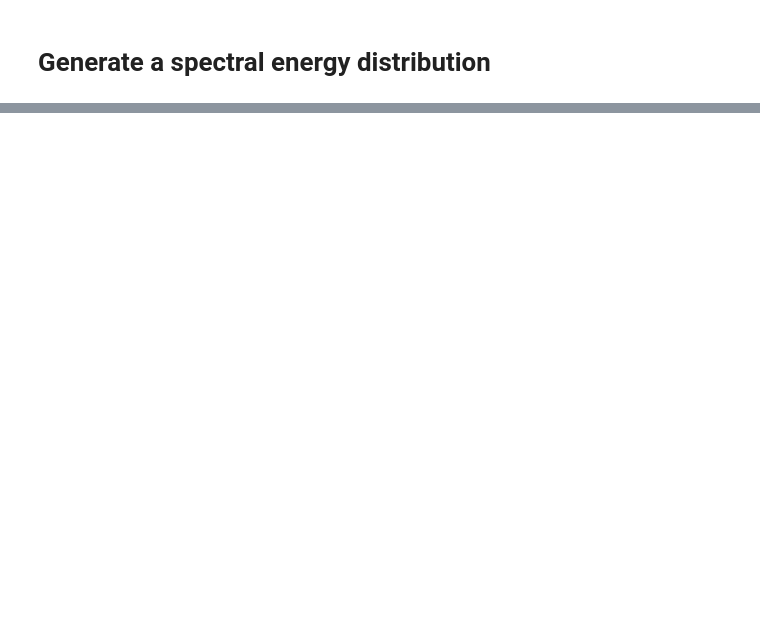
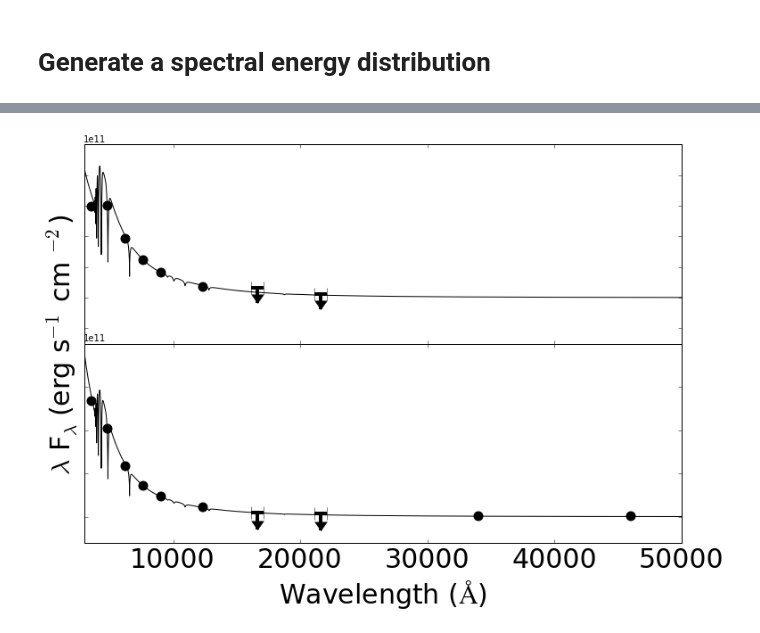
Before and after one commit to astroJeff/HS2220, a Jupyter notebook: notebook/Spectral Energy Distribution.ipynb, the cells around one changed output, grey strips where cells are left out. Saved outputs shown, nothing was run; the diff lists cells and outputs as text; code cells hidden in the pictures; blank space fills up the shorter version.

```diff
--- a/notebook/Spectral Energy Distribution.ipynb
+++ b/notebook/Spectral Energy Distribution.ipynb
@@ -82,0 +126,61 @@ plt.savefig("../figures/SED_HS2220B.pdf")
+# %%
+# WISE Fluxes
+f_W1 = 8.64e-14
+f_W2 = 3.61e-14
+f_W3 = 5.84e-14
+f_W4 = 2.89e-13
+
+# WISE upper limits
+f_u_W1 = 9.30e-14
+f_u_W2 = 4.46e-14
+flux_WISE_err_u = np.array([f_u_W1-f_W1, f_u_W2-f_W2])
+# WISE lower limits
+f_l_W1 = 8.02e-14
+f_l_W2 = 2.92e-14
+flux_WISE_err_l = np.array([f_W1-f_l_W1, f_W2-f_l_W2])
+
+
+flux_WISE = np.array([f_W1,f_W2,f_W3,f_W4])
+wavelengths_WISE = np.array([34000.0, 46000.0, 120000.0, 220000.0])
+# %%
+fig = plt.figure(figsize=(12,8))
+
+ax = fig.add_subplot(1,1,1)
+
+ax1 = fig.add_subplot(2,1,1)
+ax1.plot(SED_A["wavelength"], SED_A["flux"], color='k')
+ax1.scatter(wavelengths[:6], flux_A[:6] * factor_A, color='k', s=100)
+ax1.errorbar(wavelengths[-2:], flux_A[-2:] * factor_A, xerr=500, yerr=1.0e10, color='k', marker='.', ls='none', uplims=True, capsize=7, elinewidth=4)
+#ax1.set_xlim(3000.0, 23000.0)
+ax1.set_xlim(3000.0, 50000.0)
+ax1.set_ylim(-3.0e10,1.0e11)
+#ax1.text(14000, 1.1e-4, "HS 2220+2146A", fontsize=30)
+ax1.tick_params(axis='y', labelleft='off')
+ax1.tick_params(axis='x', labelbottom='off')
+
+
+ax2 = fig.add_subplot(2,1,2)
+ax2.plot(SED_B["wavelength"], SED_B["flux"], color='k')
+ax2.scatter(wavelengths[:6], flux_B[:6] * factor_B, color='k', s=100)
+ax2.errorbar(wavelengths[-2:], flux_B[-2:] * factor_B, xerr=500, yerr=2.0e10, color='k', marker='.', ls='none', uplims=True, capsize=7, elinewidth=4)
+ax2.scatter(wavelengths_WISE[:2], flux_WISE[:2] * factor_B, color='k', s=100)
+#ax2.set_xlim(3000.0, 23000.0)
+ax2.set_xlim(3000.0, 50000.0)
+ax2.set_ylim(-3.0e10, 2.0e11)
+ax2.set_xlabel(r"Wavelength ($\AA$)", size=30)
+#ax2.text(14000, 2.0e-4, "HS 2220+2146B", fontsize=30)
+ax2.tick_params(axis='y', labelleft='off')
+ax2.tick_params(axis='x', labelsize=30)
+
+ax.set_ylabel(r"$\lambda$ F$_{\lambda}$ (erg s$^{-1}$ cm $^{-2}$)", fontsize=30)
+ax.tick_params(axis='y', labelleft='off')
+ax.tick_params(axis='x', labelbottom='off')
+
+
+
+plt.subplots_adjust(hspace=0)
+
+#plt.savefig("../figures/SED.pdf", bbox_inches='tight')
+plt.show()
+# %% [output]
+[figure, added]
```
Also changed, not shown: parts of 13 cells of this notebook, 5 other files.
